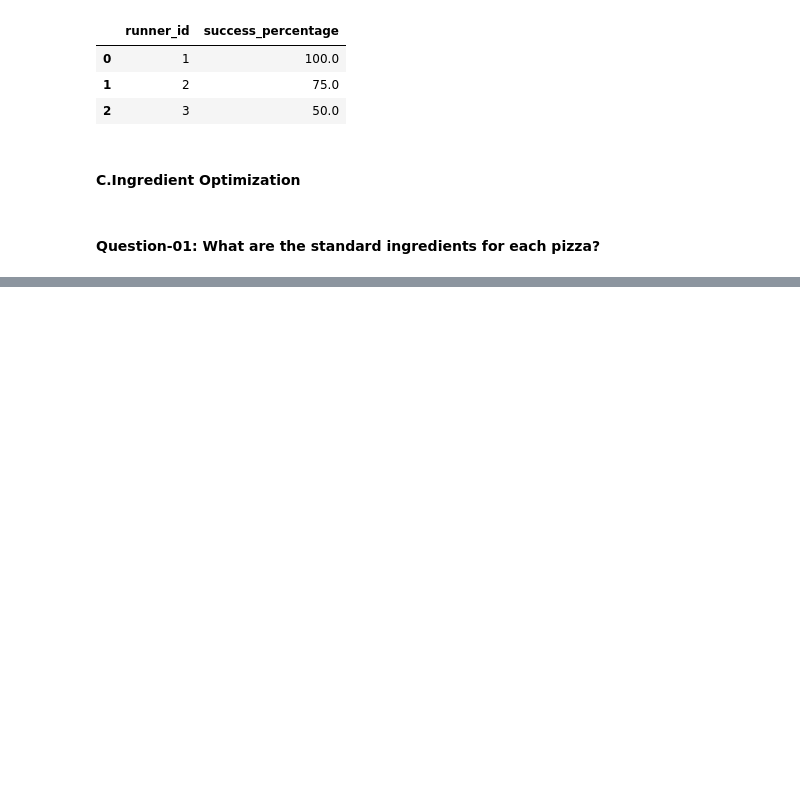
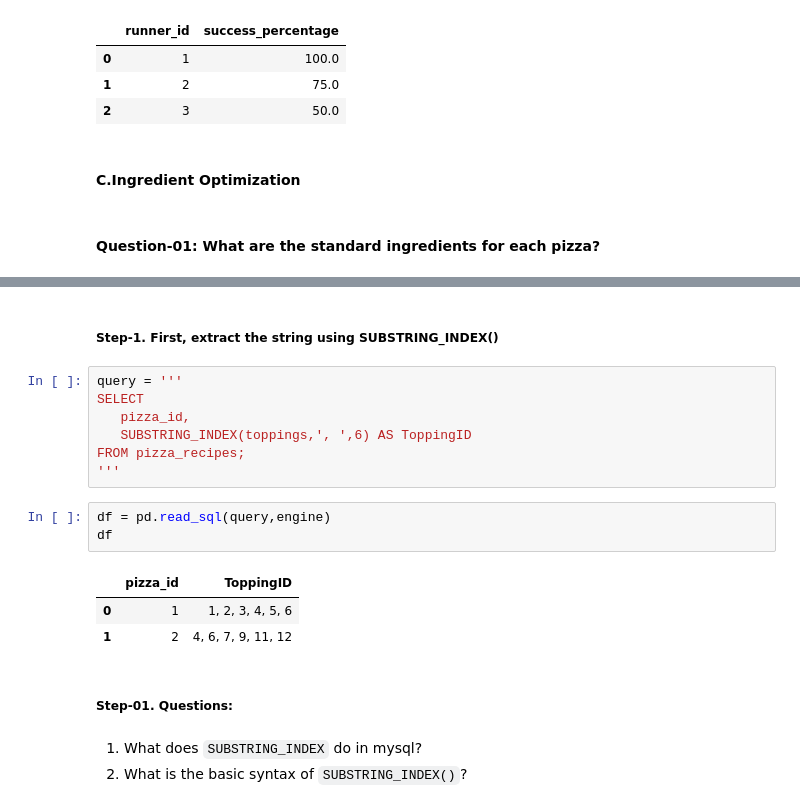
Before and after one commit to zizanayub/SQL-Projects, a Jupyter notebook: 8 Week SQL Challenge/Case Study # 2. Pizza Runner/02.Pizza Runner.ipynb, the cells around one changed output, grey strips where cells are left out. Saved outputs shown, nothing was run; the diff lists cells and outputs as text; blank space fills up the shorter version.

```diff
--- a/8 Week SQL Challenge/Case Study # 2. Pizza Runner/02.Pizza Runner.ipynb
+++ b/8 Week SQL Challenge/Case Study # 2. Pizza Runner/02.Pizza Runner.ipynb
@@ -1358,0 +1365,21 @@ df
+# %% [markdown]
+##### Step-1. First, extract the string using SUBSTRING_INDEX()
+# %%
+query = '''
+SELECT
+   pizza_id,
+   SUBSTRING_INDEX(toppings,', ',6) AS ToppingID
+FROM pizza_recipes;
+'''
+# %%
+df = pd.read_sql(query,engine)
+df
+# %% [output]
+|  | pizza_id | ToppingID |
+| 0 | 1 | 1, 2, 3, 4, 5, 6 |
+| 1 | 2 | 4, 6, 7, 9, 11, 12 |
+# %% [markdown]
+##### Step-01. Questions:
+# %% [markdown]
+01. What does `SUBSTRING_INDEX` do in mysql?
+02. What is the basic syntax of `SUBSTRING_INDEX()`?
```
Also changed, not shown: parts of 2 cells of this notebook, 1 other file.
